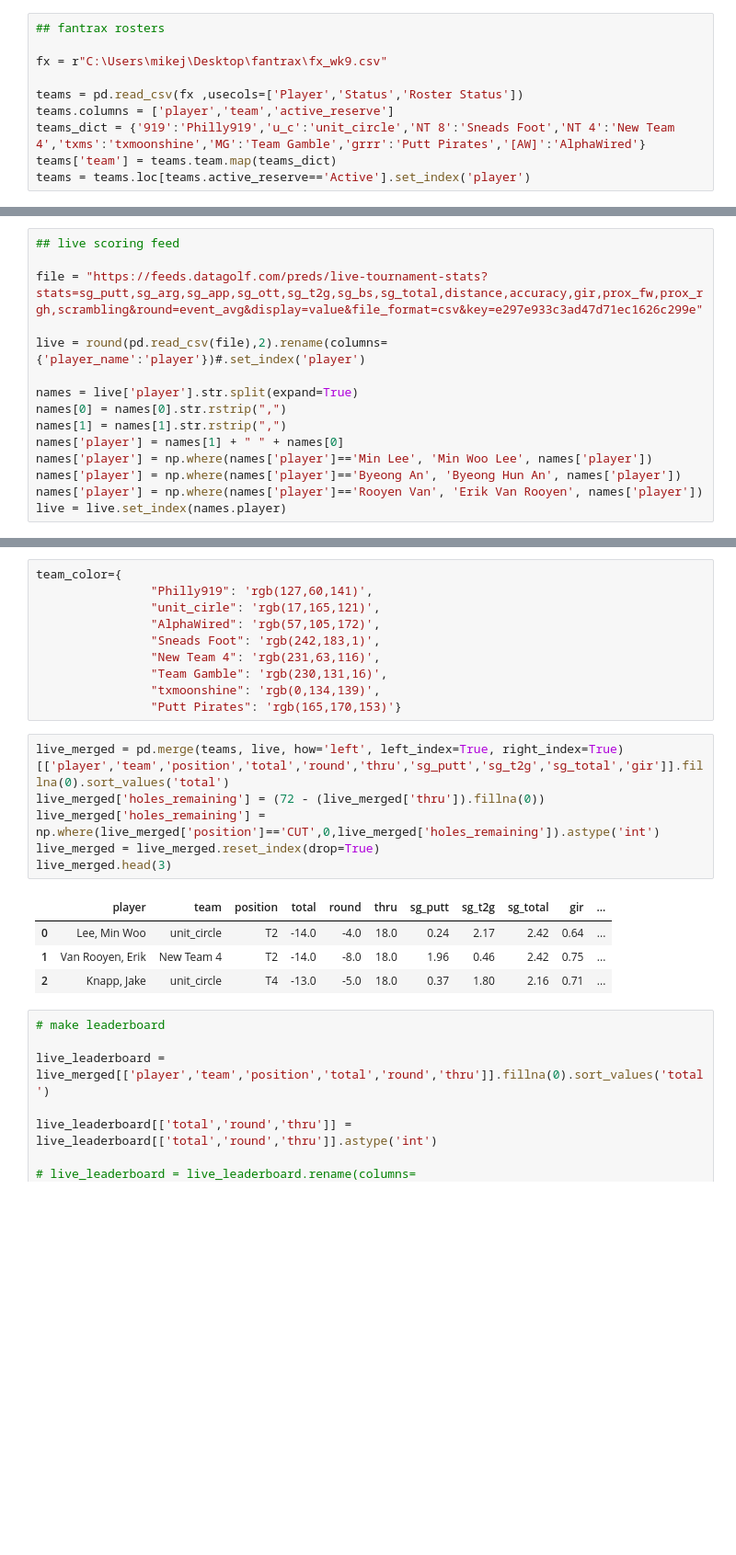
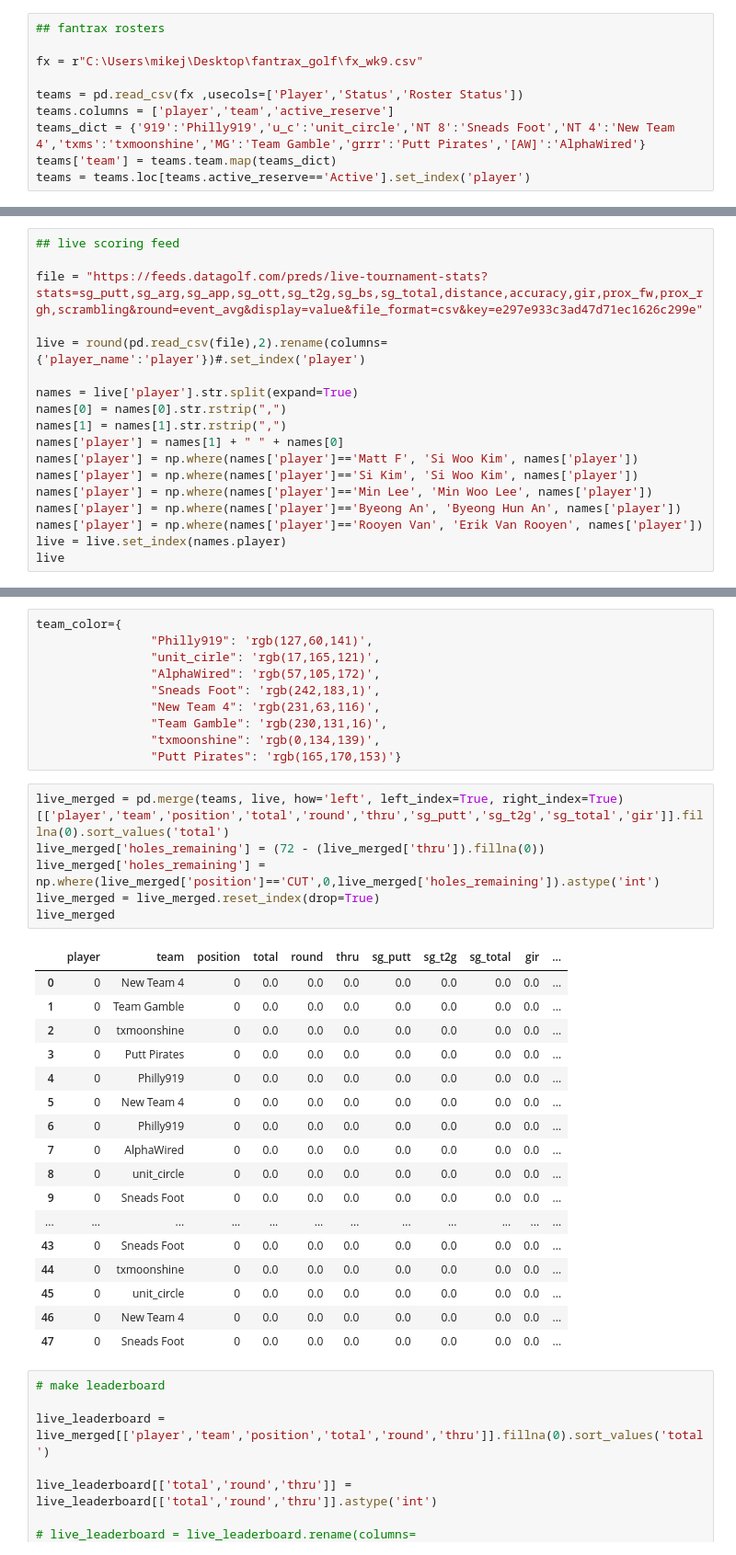
Before and after one commit to mikejackson35/fantrax_golf, a Jupyter notebook: live_scoring.ipynb, the cells around one changed output, grey strips where cells are left out. Shown: that part at 92% size. Saved outputs shown, nothing was run; the diff lists cells and outputs as text; blank space fills up the shorter version.

```diff
--- a/live_scoring.ipynb
+++ b/live_scoring.ipynb
@@ -7,7 +7,7 @@ pd.set_option('display.max_columns', None)
 # %%
 ## fantrax rosters
 
-fx = r"C:\Users\mikej\Desktop\fantrax\fx_wk9.csv"
+fx = r"C:\Users\mikej\Desktop\fantrax_golf\fx_wk9.csv"
 
 teams = pd.read_csv(fx ,usecols=['Player','Status','Roster Status'])
 teams.columns = ['player','team','active_reserve']
@@ -25,7 +46,10 @@ names = live['player'].str.split(expand=True)
 names[0] = names[0].str.rstrip(",")
 names[1] = names[1].str.rstrip(",")
 names['player'] = names[1] + " " + names[0]
+names['player'] = np.where(names['player']=='Matt F', 'Si Woo Kim', names['player'])
+names['player'] = np.where(names['player']=='Si Kim', 'Si Woo Kim', names['player'])
 names['player'] = np.where(names['player']=='Min Lee', 'Min Woo Lee', names['player'])
 names['player'] = np.where(names['player']=='Byeong An', 'Byeong Hun An', names['player'])
 names['player'] = np.where(names['player']=='Rooyen Van', 'Erik Van Rooyen', names['player'])
 live = live.set_index(names.player)
+live
@@ -42,14 +121,27 @@ team_color={
 # %%
 live_merged = pd.merge(teams, live, how='left', left_index=True, right_index=True)[['player','team','position','total','round','thru','sg_putt','sg_t2g','sg_total','gir']].fillna(0).sort_values('total')
 live_merged['holes_remaining'] = (72 - (live_merged['thru']).fillna(0))
 live_merged['holes_remaining'] = np.where(live_merged['position']=='CUT',0,live_merged['holes_remaining']).astype('int')
 live_merged = live_merged.reset_index(drop=True)
-live_merged.head(3)
+live_merged
 # %% [output]
 |  | player | team | position | total | round | thru | sg_putt | sg_t2g | sg_total | gir | ... |
-| 0 | Lee, Min Woo | unit_circle | T2 | -14.0 | -4.0 | 18.0 | 0.24 | 2.17 | 2.42 | 0.64 | ... |
-| 1 | Van Rooyen, Erik | New Team 4 | T2 | -14.0 | -8.0 | 18.0 | 1.96 | 0.46 | 2.42 | 0.75 | ... |
-| 2 | Knapp, Jake | unit_circle | T4 | -13.0 | -5.0 | 18.0 | 0.37 | 1.80 | 2.16 | 0.71 | ... |
+| 0 | 0 | New Team 4 | 0 | 0.0 | 0.0 | 0.0 | 0.0 | 0.0 | 0.0 | 0.0 | ... |
+| 1 | 0 | Team Gamble | 0 | 0.0 | 0.0 | 0.0 | 0.0 | 0.0 | 0.0 | 0.0 | ... |
+| 2 | 0 | txmoonshine | 0 | 0.0 | 0.0 | 0.0 | 0.0 | 0.0 | 0.0 | 0.0 | ... |
+| 3 | 0 | Putt Pirates | 0 | 0.0 | 0.0 | 0.0 | 0.0 | 0.0 | 0.0 | 0.0 | ... |
+| 4 | 0 | Philly919 | 0 | 0.0 | 0.0 | 0.0 | 0.0 | 0.0 | 0.0 | 0.0 | ... |
+| 5 | 0 | New Team 4 | 0 | 0.0 | 0.0 | 0.0 | 0.0 | 0.0 | 0.0 | 0.0 | ... |
+| 6 | 0 | Philly919 | 0 | 0.0 | 0.0 | 0.0 | 0.0 | 0.0 | 0.0 | 0.0 | ... |
+| 7 | 0 | AlphaWired | 0 | 0.0 | 0.0 | 0.0 | 0.0 | 0.0 | 0.0 | 0.0 | ... |
+| 8 | 0 | unit_circle | 0 | 0.0 | 0.0 | 0.0 | 0.0 | 0.0 | 0.0 | 0.0 | ... |
+| 9 | 0 | Sneads Foot | 0 | 0.0 | 0.0 | 0.0 | 0.0 | 0.0 | 0.0 | 0.0 | ... |
+| ... | ... | ... | ... | ... | ... | ... | ... | ... | ... | ... | ... |
+| 43 | 0 | Sneads Foot | 0 | 0.0 | 0.0 | 0.0 | 0.0 | 0.0 | 0.0 | 0.0 | ... |
+| 44 | 0 | txmoonshine | 0 | 0.0 | 0.0 | 0.0 | 0.0 | 0.0 | 0.0 | 0.0 | ... |
+| 45 | 0 | unit_circle | 0 | 0.0 | 0.0 | 0.0 | 0.0 | 0.0 | 0.0 | 0.0 | ... |
+| 46 | 0 | New Team 4 | 0 | 0.0 | 0.0 | 0.0 | 0.0 | 0.0 | 0.0 | 0.0 | ... |
+| 47 | 0 | Sneads Foot | 0 | 0.0 | 0.0 | 0.0 | 0.0 | 0.0 | 0.0 | 0.0 | ... |
 # %%
 # make leaderboard
 
```
Also changed, not shown: parts of 4 cells of this notebook, 2 other files.
